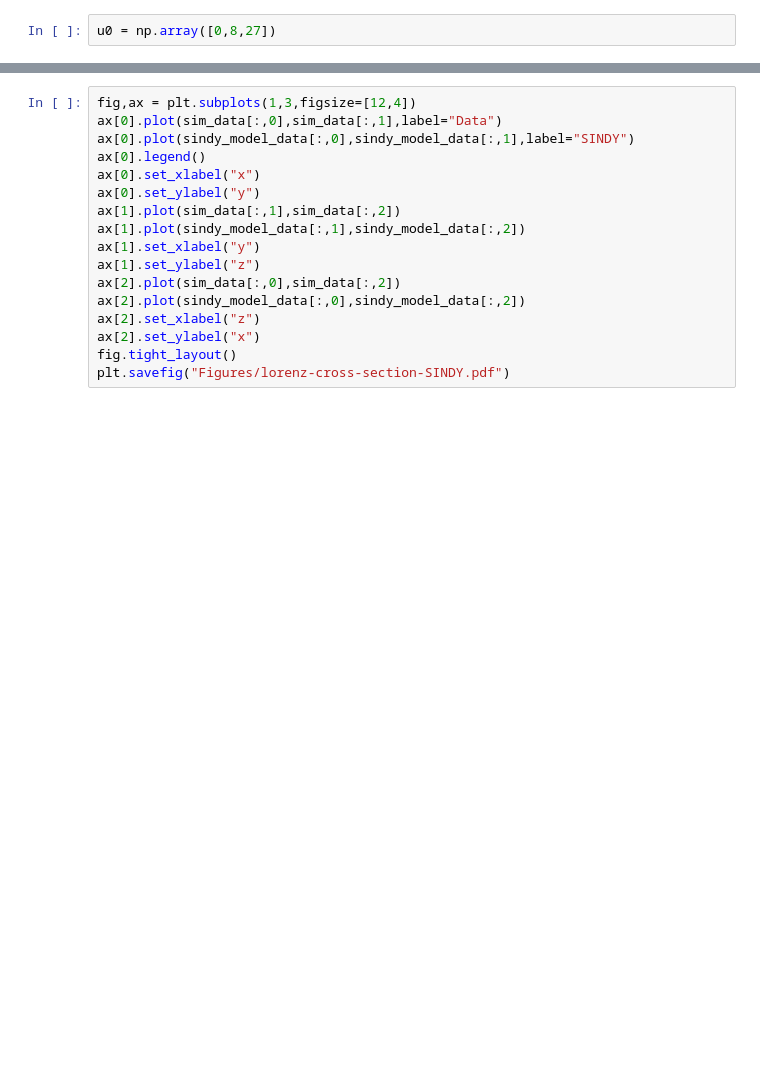
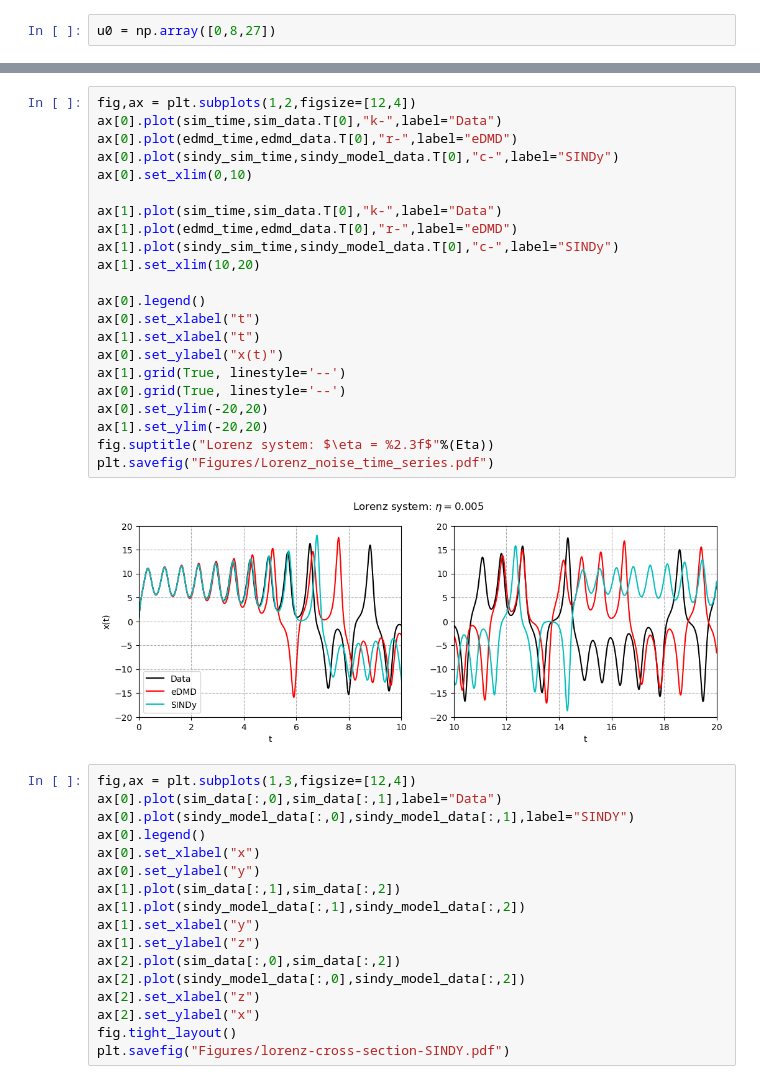
Before and after one commit to pranav-satheesh/PyDynamics, a Jupyter notebook: lorenz_system_analysis.ipynb, the cells around one changed output, grey strips where cells are left out. Saved outputs shown, nothing was run; the diff lists cells and outputs as text; blank space fills up the shorter version.

```diff
--- a/lorenz_system_analysis.ipynb
+++ b/lorenz_system_analysis.ipynb
@@ -33,3 +77,27 @@ print(err)
+# %%
+fig,ax = plt.subplots(1,2,figsize=[12,4])
+ax[0].plot(sim_time,sim_data.T[0],"k-",label="Data")
+ax[0].plot(edmd_time,edmd_data.T[0],"r-",label="eDMD")
+ax[0].plot(sindy_sim_time,sindy_model_data.T[0],"c-",label="SINDy")
+ax[0].set_xlim(0,10)
+
+ax[1].plot(sim_time,sim_data.T[0],"k-",label="Data")
+ax[1].plot(edmd_time,edmd_data.T[0],"r-",label="eDMD")
+ax[1].plot(sindy_sim_time,sindy_model_data.T[0],"c-",label="SINDy")
+ax[1].set_xlim(10,20)
+
+ax[0].legend()
+ax[0].set_xlabel("t")
+ax[1].set_xlabel("t")
+ax[0].set_ylabel("x(t)")
+ax[1].grid(True, linestyle='--')
+ax[0].grid(True, linestyle='--')
+ax[0].set_ylim(-20,20)
+ax[1].set_ylim(-20,20)
+fig.suptitle("Lorenz system: $\eta = %2.3f$"%(Eta))
+plt.savefig("Figures/Lorenz_noise_time_series.pdf")
+# %% [output]
+[figure, added]
 # %%
 fig,ax = plt.subplots(1,3,figsize=[12,4])
 ax[0].plot(sim_data[:,0],sim_data[:,1],label="Data")
```
Also changed, not shown: parts of 10 cells of this notebook, 14 other files.
